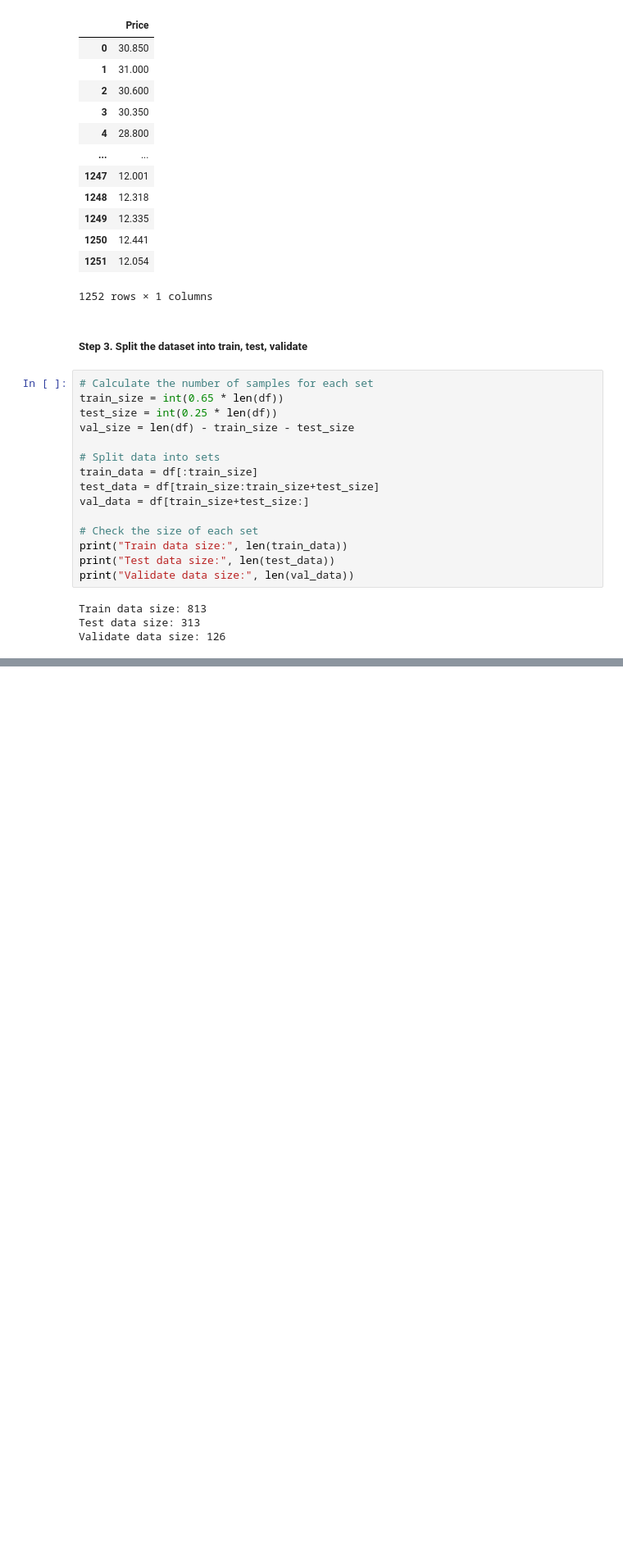
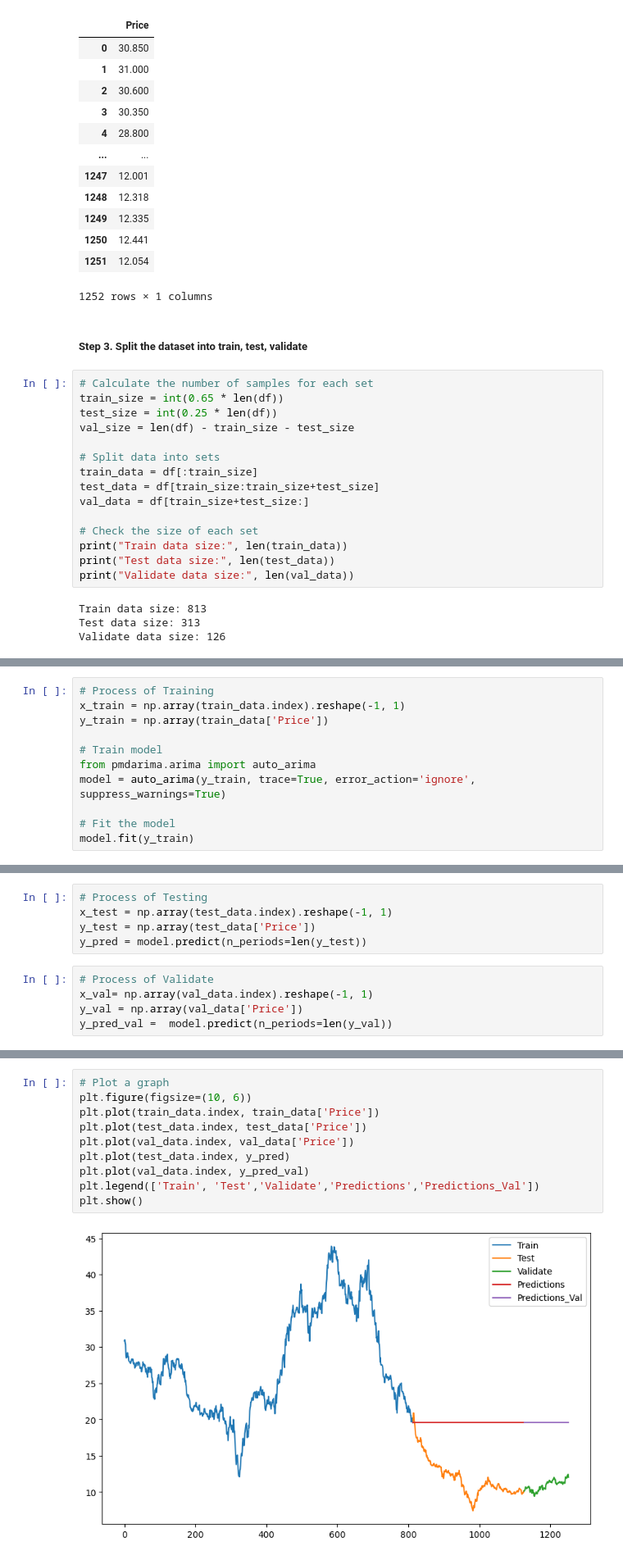
Before and after one commit to xuanquynhle/IS403.O21.HTCL_Team5, a Jupyter notebook: ARIMA_Model/arima-model-65-25-10.ipynb, the cells around one changed output, grey strips where cells are left out. Shown at 82% size. Cells and saved outputs as stored; diff of their text form; blank space fills up the shorter version.

Commit message:
ARIMA Model

```diff
--- a/ARIMA_Model/arima-model-65-25-10.ipynb
+++ b/ARIMA_Model/arima-model-65-25-10.ipynb
@@ -76,0 +99,11 @@ Validate data size: 126
+# %%
+# Process of Training
+x_train = np.array(train_data.index).reshape(-1, 1)
+y_train = np.array(train_data['Price'])
+
+# Train model
+from pmdarima.arima import auto_arima
+model = auto_arima(y_train, trace=True, error_action='ignore', suppress_warnings=True)
+
+# Fit the model
+model.fit(y_train)
@@ -76,0 +123,10 @@ Validate data size: 126
+# %%
+# Process of Testing
+x_test = np.array(test_data.index).reshape(-1, 1)
+y_test = np.array(test_data['Price'])
+y_pred = model.predict(n_periods=len(y_test))
+# %%
+# Process of Validate
+x_val= np.array(val_data.index).reshape(-1, 1)
+y_val = np.array(val_data['Price'])
+y_pred_val =  model.predict(n_periods=len(y_val))
@@ -76,0 +185,12 @@ Validate data size: 126
+# %%
+# Plot a graph
+plt.figure(figsize=(10, 6))
+plt.plot(train_data.index, train_data['Price'])
+plt.plot(test_data.index, test_data['Price'])
+plt.plot(val_data.index, val_data['Price'])
+plt.plot(test_data.index, y_pred)
+plt.plot(val_data.index, y_pred_val)
+plt.legend(['Train', 'Test','Validate','Predictions','Predictions_Val'])
+plt.show()
+# %% [output]
+[figure, added]
```
Also changed, not shown: parts of 19 cells of this notebook, 1 other file.
